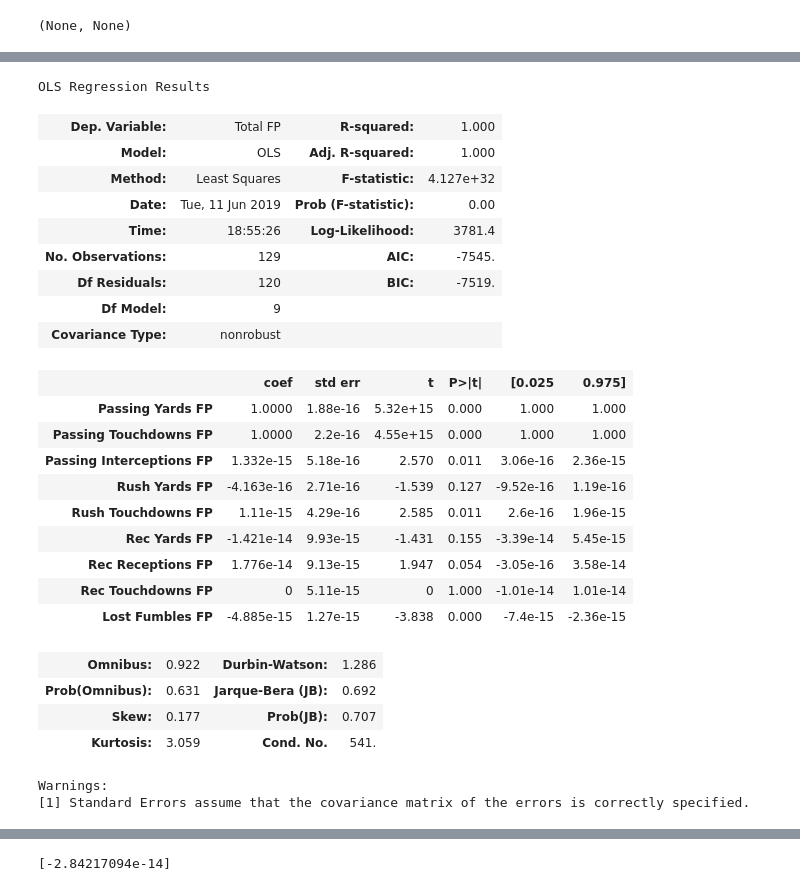
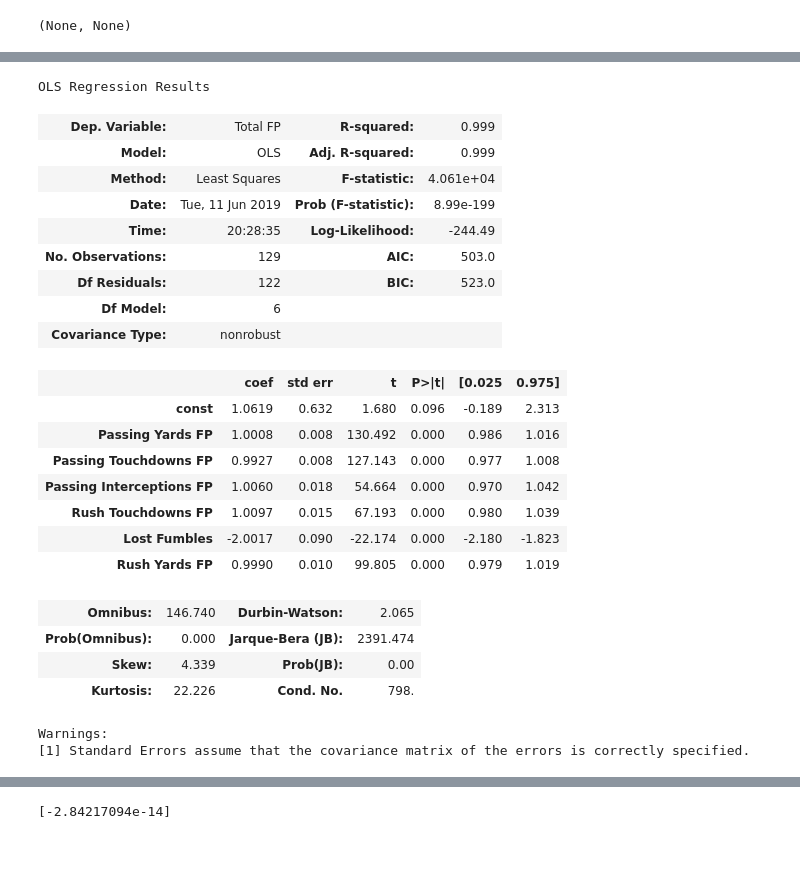
Before and after one commit to ariadne27/LaVidaYoda_Project, a Jupyter notebook: Data Merging/FantasyStats/Fantasy Stats NAN.ipynb, the cells around one changed output, grey strips where cells are left out. Drawn from its saved outputs; the diff is of its cells as text; code cells hidden in the pictures; blank space fills up the shorter version.

```diff
--- a/Data Merging/FantasyStats/Fantasy Stats NAN.ipynb
+++ b/Data Merging/FantasyStats/Fantasy Stats NAN.ipynb
@@ -258,13 +278,17 @@ FP_Calc_QB
 # %% [output]
 KeyError: "['Total FP'] not in index"
 # %%
-FP_Calc_QB.tail()
-FP_Calc_QB2= FP_Calc_QB[FP_Calc_QB['Games Played'] >= 13]
-FP_Calc_QB2.set_index("Season", inplace = True)
-FP_Calc_QB2['Total FP']= FP_Calc_QB2['Passing Yards FP']+FP_Calc_QB2['Passing Touchdowns FP']
-+FP_Calc_QB2['Passing Interceptions FP']+FP_Calc_QB2['Rush Yards FP']+FP_Calc_QB2['Rush Touchdowns FP']
-+FP_Calc_QB2['Rec Yards FP']+FP_Calc_QB2['Rec Receptions FP']+FP_Calc_QB2['Rec Touchdowns FP']
-+FP_Calc_QB2['Lost Fumbles FP']
+# FP_Calc_QB.tail()
+# FP_Calc_QB2= FP_Calc_QB[FP_Calc_QB['Games Played'] >= 13]
+# FP_Calc_QB2.set_index("Season", inplace = True)
+#FP_Calc_QB2['Total FP']=0
+
+FP_Calc_QB2['Total FP']= FP_Calc_QB2['Passing Yards FP']+FP_Calc_QB2['Passing Touchdowns FP'] \
+                       +FP_Calc_QB2['Passing Interceptions FP']+FP_Calc_QB2['Rush Yards FP'] \
+                        +FP_Calc_QB2['Rush Touchdowns FP']+FP_Calc_QB2['Rec Yards FP']+FP_Calc_QB2['Rec Receptions FP']\
+                        +FP_Calc_QB2['Rec Touchdowns FP']+FP_Calc_QB2['Lost Fumbles FP']
+
+
 
 
 #df['h']=df.iloc[:,[-1,7]].sum(axis=1)
@@ -273,6 +297,16 @@ FP_Calc_QB2['Total FP']= FP_Calc_QB2['Passing Yards FP']+FP_Calc_QB2['Passing To
 #                                       , 'Passing Interceptions FP', 'Rush Yards FP'
 #                                       ,'Rush Touchdowns FP', 'Rec Yards FP'
 #                                       , 'Rec Receptions FP','Rec Touchdowns FP', 'Lost Fumbles FP']].map(sum)
+#print(FP_Calc_QB2['Passing Yards FP'],[0])
+# print(FP_Calc_QB2.iloc[0,:])
+# print(FP_Calc_QB2['Passing Interceptions FP')
+# print(FP_Calc_QB2['Rush Yards FP'])
+# print(FP_Calc_QB2['Rush Touchdowns FP'])
+# print(FP_Calc_QB2['Rec Yards FP'])
+# print(FP_Calc_QB2['Rec Receptions FP'])
+# print(FP_Calc_QB2['Rec Touchdowns FP'])
+# print(FP_Calc_QB2['Lost Fumbles FP'])
+
 FP_Calc_QB2.head()
 # %% [output]
 |  | Key | Player Name | Player Team | Position | Games Played | Games Started | Season Age | Rec Receptions | ... |
@@ -383,9 +417,9 @@ Index(['Key', 'Player Name', 'Player Team', 'Position', 'Games Played',
 #        'Rush Attempts', 'Rush Avg Yards', 'Rush Red Zone Attempts',
 #        'Rush Scrambles', 'Rush Touchdowns', 'Rush Yards',]
 #'Passing Completion Pct','Season Age'
-features_cols = ['Passing Yards FP','Passing Touchdowns FP', 'Passing Interceptions FP',
-                 'Rush Yards FP', 'Rush Touchdowns FP', 'Rec Yards FP'
-                 ,'Rec Receptions FP', 'Rec Touchdowns FP', 'Lost Fumbles FP']
+#'Rec Yards FP'                 ,'Rec Receptions FP', 'Rec Touchdowns FP', 'Lost Fumbles FP'
+# 'Rush Yards FP', 'Passing Completion Pct'
+features_cols = ['Passing Yards FP','Passing Touchdowns FP', 'Passing Interceptions FP','Rush Touchdowns FP','Lost Fumbles','Rush Yards FP']
 # %%
 x = FP_Calc_QB2[features_cols]
 x
@@ -479,30 +506,29 @@ x_train.head()
 # %%
+x_train = add_constant(x_train)
 est = sm.OLS(y_train,x_train.astype(float)).fit()
 est.summary()
 # %% [output]
 OLS Regression Results
-| Dep. Variable: | Total FP | R-squared: | 1.000 |
-| Model: | OLS | Adj. R-squared: | 1.000 |
-| Method: | Least Squares | F-statistic: | 4.127e+32 |
-| Date: | Tue, 11 Jun 2019 | Prob (F-statistic): | 0.00 |
-| Time: | 18:55:26 | Log-Likelihood: | 3781.4 |
-| No. Observations: | 129 | AIC: | -7545. |
-| Df Residuals: | 120 | BIC: | -7519. |
-| Df Model: | 9 |  |  |
+| Dep. Variable: | Total FP | R-squared: | 0.999 |
+| Model: | OLS | Adj. R-squared: | 0.999 |
+| Method: | Least Squares | F-statistic: | 4.061e+04 |
+| Date: | Tue, 11 Jun 2019 | Prob (F-statistic): | 8.99e-199 |
+| Time: | 20:28:35 | Log-Likelihood: | -244.49 |
+| No. Observations: | 129 | AIC: | 503.0 |
+| Df Residuals: | 122 | BIC: | 523.0 |
+| Df Model: | 6 |  |  |
 | Covariance Type: | nonrobust |  |  |
 |  | coef | std err | t | P>|t| | [0.025 | 0.975] |
-| Passing Yards FP | 1.0000 | 1.88e-16 | 5.32e+15 | 0.000 | 1.000 | 1.000 |
-| Passing Touchdowns FP | 1.0000 | 2.2e-16 | 4.55e+15 | 0.000 | 1.000 | 1.000 |
-| Passing Interceptions FP | 1.332e-15 | 5.18e-16 | 2.570 | 0.011 | 3.06e-16 | 2.36e-15 |
-| Rush Yards FP | -4.163e-16 | 2.71e-16 | -1.539 | 0.127 | -9.52e-16 | 1.19e-16 |
-| Rush Touchdowns FP | 1.11e-15 | 4.29e-16 | 2.585 | 0.011 | 2.6e-16 | 1.96e-15 |
-| Rec Yards FP | -1.421e-14 | 9.93e-15 | -1.431 | 0.155 | -3.39e-14 | 5.45e-15 |
-| Rec Receptions FP | 1.776e-14 | 9.13e-15 | 1.947 | 0.054 | -3.05e-16 | 3.58e-14 |
-| Rec Touchdowns FP | 0 | 5.11e-15 | 0 | 1.000 | -1.01e-14 | 1.01e-14 |
-| Lost Fumbles FP | -4.885e-15 | 1.27e-15 | -3.838 | 0.000 | -7.4e-15 | -2.36e-15 |
+| const | 1.0619 | 0.632 | 1.680 | 0.096 | -0.189 | 2.313 |
+| Passing Yards FP | 1.0008 | 0.008 | 130.492 | 0.000 | 0.986 | 1.016 |
+| Passing Touchdowns FP | 0.9927 | 0.008 | 127.143 | 0.000 | 0.977 | 1.008 |
+| Passing Interceptions FP | 1.0060 | 0.018 | 54.664 | 0.000 | 0.970 | 1.042 |
+| Rush Touchdowns FP | 1.0097 | 0.015 | 67.193 | 0.000 | 0.980 | 1.039 |
+| Lost Fumbles | -2.0017 | 0.090 | -22.174 | 0.000 | -2.180 | -1.823 |
+| Rush Yards FP | 0.9990 | 0.010 | 99.805 | 0.000 | 0.979 | 1.019 |
-| Omnibus: | 0.922 | Durbin-Watson: | 1.286 |
-| Prob(Omnibus): | 0.631 | Jarque-Bera (JB): | 0.692 |
-| Skew: | 0.177 | Prob(JB): | 0.707 |
-| Kurtosis: | 3.059 | Cond. No. | 541. |
+| Omnibus: | 146.740 | Durbin-Watson: | 2.065 |
+| Prob(Omnibus): | 0.000 | Jarque-Bera (JB): | 2391.474 |
+| Skew: | 4.339 | Prob(JB): | 0.00 |
+| Kurtosis: | 22.226 | Cond. No. | 798. |
 Warnings:
 [1] Standard Errors assume that the covariance matrix of the errors is correctly specified.
```
Also changed, not shown: parts of 10 cells of this notebook, 1 other file.
